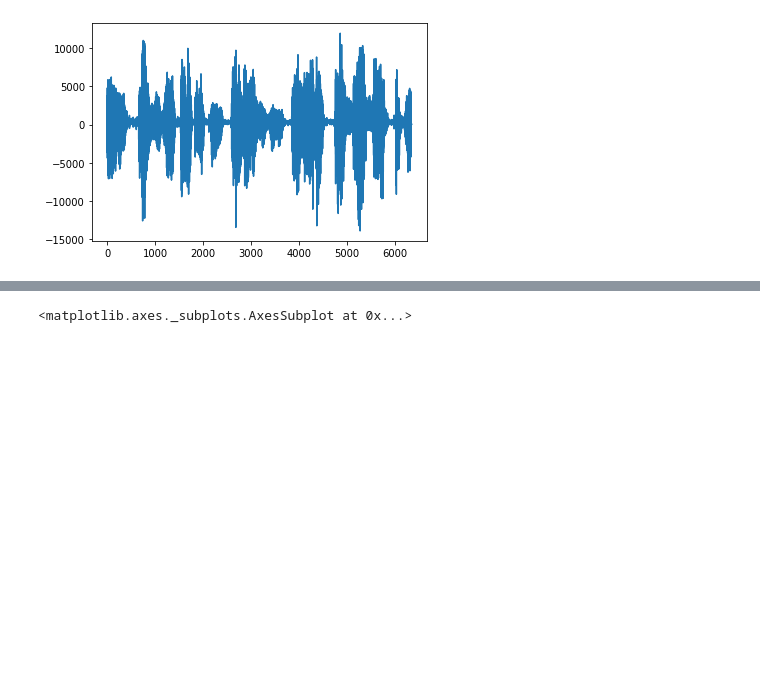
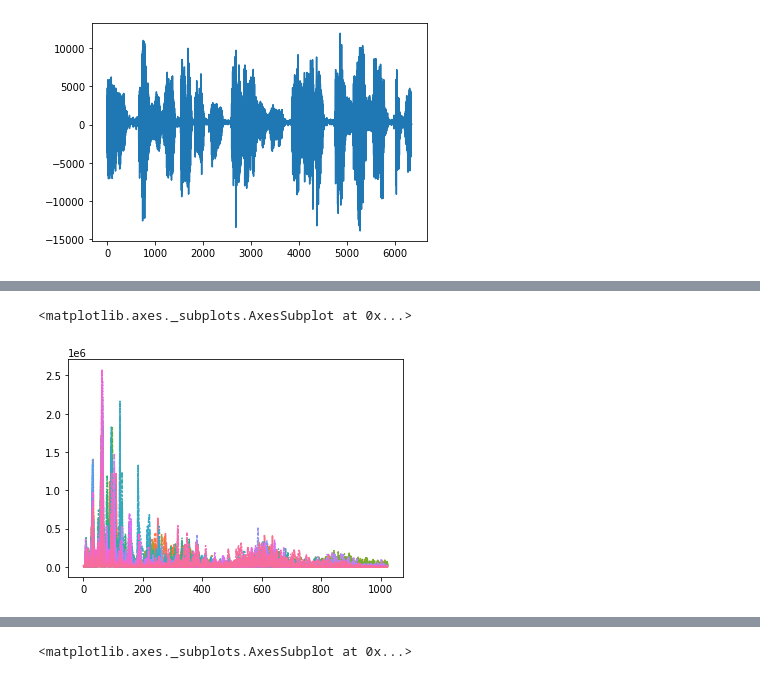
Before and after one commit to VascoBartolo/SP_project, a Jupyter notebook: signal_processing_Celle.ipynb, the cells around one changed output, grey strips where cells are left out. Cells and saved outputs as stored; diff of their text form; code cells hidden in the pictures; blank space fills up the shorter version.

```diff
--- a/signal_processing_Celle.ipynb
+++ b/signal_processing_Celle.ipynb
@@ -46,5 +95,41 @@ sns.lineplot(data = faudios[0][1][0::10])
+# %%
+hop_length = 512 # in num. of samples
+n_fft = 2048 # window in num. of samples
+fs = faudios[0][0]
+
+
+hop_length_duration = float(hop_length)/fs
+n_fft_duration = float(n_fft)/fs
+
+fems_libr = []
+
+for i in range(0, faudios.shape[0]):
+  stft = librosa.stft(faudios[i][1].astype(float), n_fft=n_fft, hop_length=hop_length)
+  stft = np.abs(stft)
+  fems_libr.append(stft)
+
+fems_filt_libr = []
+
+for i in range(0, faudios.shape[0]):
+  stft = librosa.stft(fems_filt[i].astype(float), n_fft=n_fft, hop_length=hop_length)
+  stft = np.abs(stft)
+  fems_filt_libr.append(stft)
+
+mals_libr = []
+
+for i in range(0, faudios.shape[0]):
+  stft = librosa.stft(maudios[i][1].astype(float), n_fft=n_fft, hop_length=hop_length)
+  stft = np.abs(stft)
+  mals_libr.append(stft)
+
+mals_filt_libr = []
+
+for i in range(0, faudios.shape[0]):
+  stft = librosa.stft(mals_filt[i].astype(float), n_fft=n_fft, hop_length=hop_length)
+  stft = np.abs(stft)
+  mals_filt_libr.append(stft)
 # %%
-fems_fft = []
+ffems_fft = []
 
 for i in range(0, faudios.shape[0]):
   fems_fft.append(fft.fft(np.ndarray.tolist(faudios[i][1])))
@@ -55,0 +151,6 @@ for i in range(0, faudios.shape[0]):
+# %%
+rand = np.random.randint(0, len(fems_fft))
+sns.lineplot(data = fems_libr[rand], legend = False)
+# %% [output]
+<matplotlib.axes._subplots.AxesSubplot at 0x...>
+[figure, added]
```
Also changed, not shown: parts of 11 cells of this notebook.
